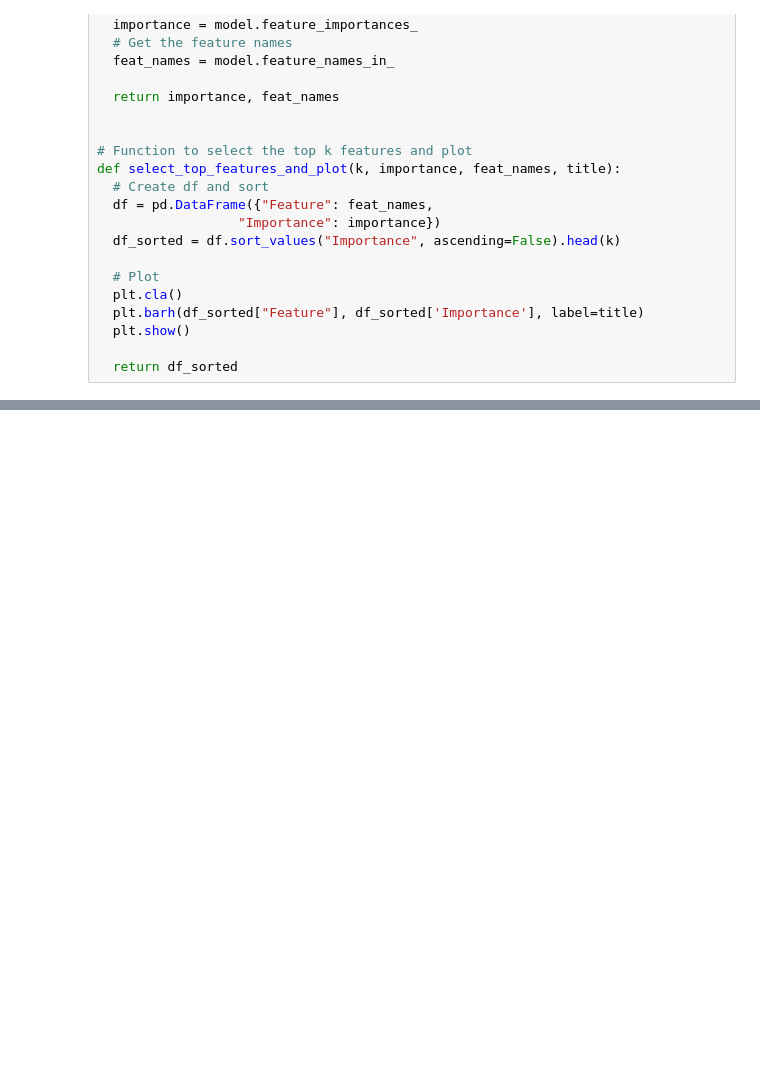
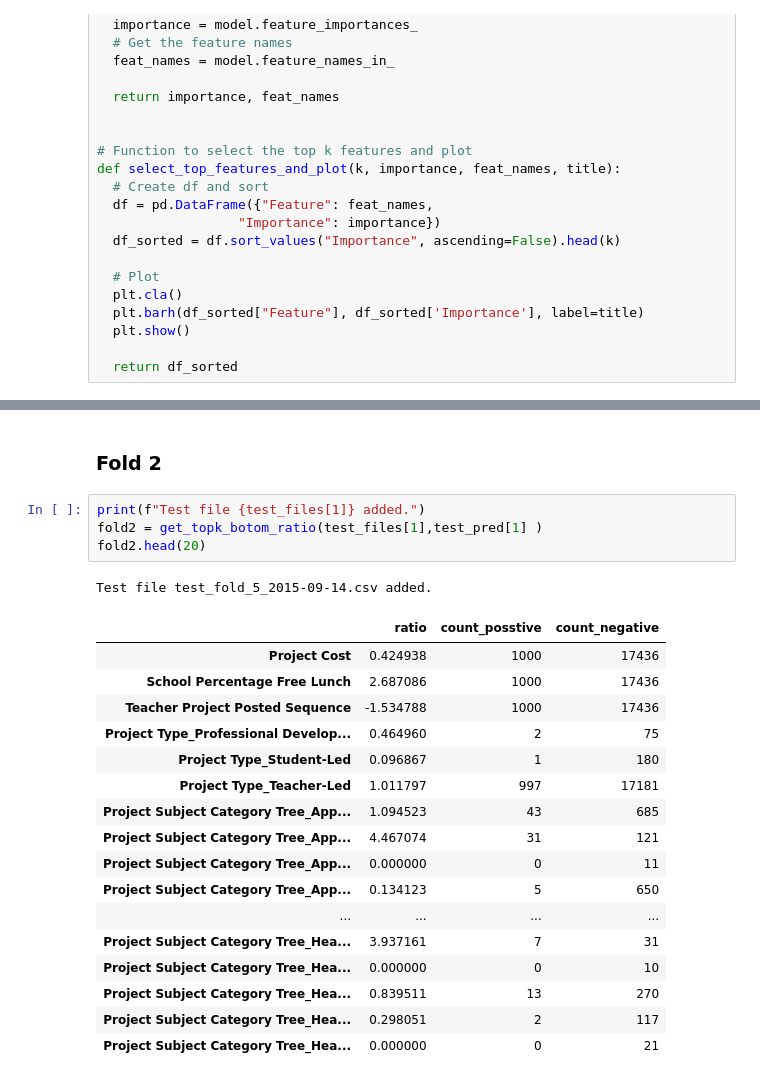
Before and after one commit to cepdnaclk/e17-4yp-using-machine-learning-in-high-stake-settings, a Jupyter notebook: Sanity_checks.ipynb, the cells around one changed output, grey strips where cells are left out. Cells and saved outputs as stored; diff of their text form; blank space fills up the shorter version.

```diff
--- a/Sanity_checks.ipynb
+++ b/Sanity_checks.ipynb
@@ -84,0 +210,25 @@ Mean ratio
+# %% [markdown]
+### Fold 2
+# %%
+print(f"Test file {test_files[1]} added.")
+fold2 = get_topk_botom_ratio(test_files[1],test_pred[1] )
+fold2.head(20)
+# %% [output]
+Test file test_fold_5_2015-09-14.csv added.
+|  | ratio | count_posstive | count_negative |
+| Project Cost | 0.424938 | 1000 | 17436 |
+| School Percentage Free Lunch | 2.687086 | 1000 | 17436 |
+| Teacher Project Posted Sequence | -1.534788 | 1000 | 17436 |
+| Project Type_Professional Develop... | 0.464960 | 2 | 75 |
+| Project Type_Student-Led | 0.096867 | 1 | 180 |
+| Project Type_Teacher-Led | 1.011797 | 997 | 17181 |
+| Project Subject Category Tree_App... | 1.094523 | 43 | 685 |
+| Project Subject Category Tree_App... | 4.467074 | 31 | 121 |
+| Project Subject Category Tree_App... | 0.000000 | 0 | 11 |
+| Project Subject Category Tree_App... | 0.134123 | 5 | 650 |
+| ... | ... | ... | ... |
+| Project Subject Category Tree_Hea... | 3.937161 | 7 | 31 |
+| Project Subject Category Tree_Hea... | 0.000000 | 0 | 10 |
+| Project Subject Category Tree_Hea... | 0.839511 | 13 | 270 |
+| Project Subject Category Tree_Hea... | 0.298051 | 2 | 117 |
+| Project Subject Category Tree_Hea... | 0.000000 | 0 | 21 |
```
Also changed, not shown: parts of 33 cells of this notebook, 3 other files.
